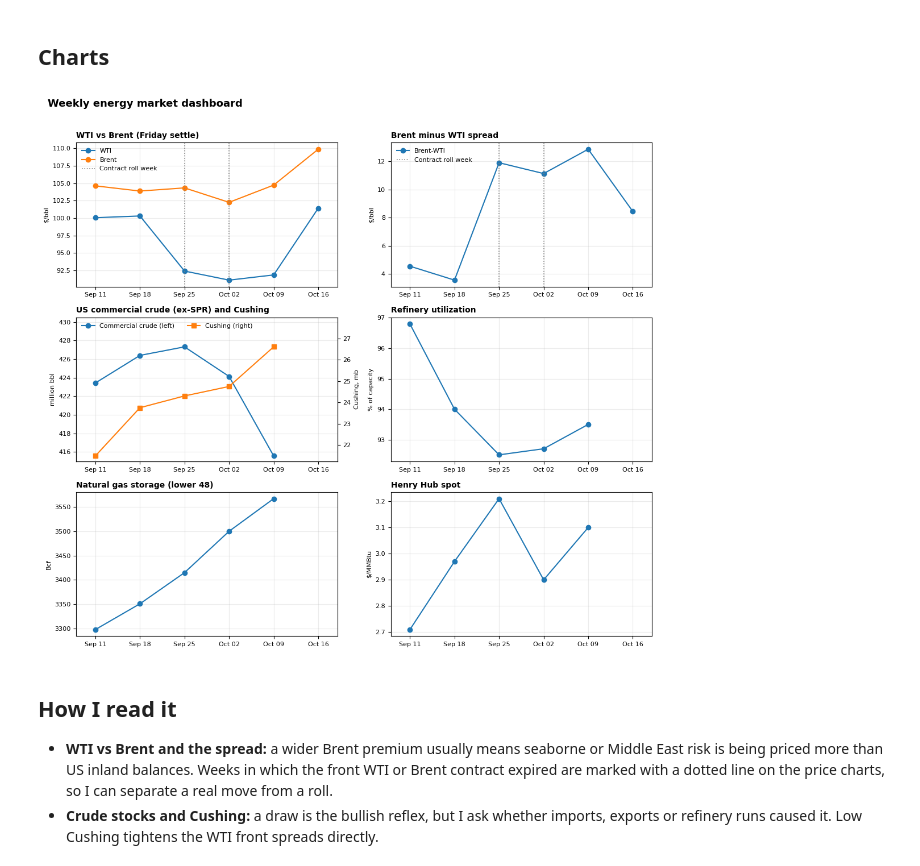
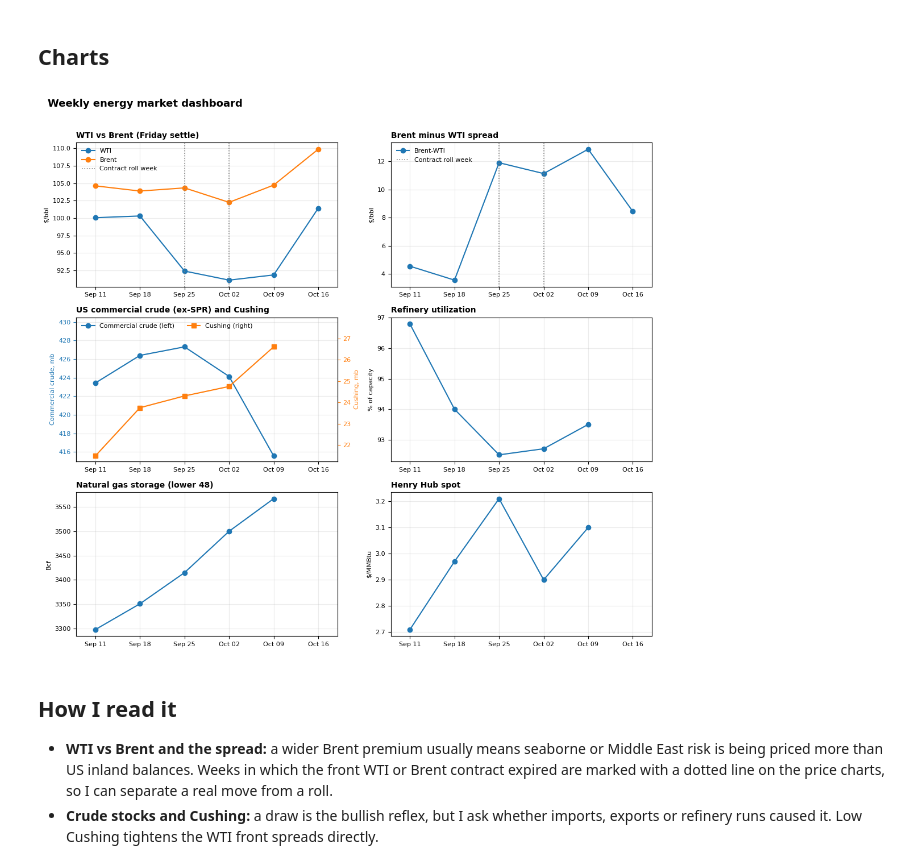
Before and after one commit to anisharsingh/weekly-energy-market-dashboard, a Jupyter notebook: dashboard.ipynb, the cells around one changed output. Saved outputs shown, nothing was run; the diff lists cells and outputs as text; code cells hidden in the pictures.

Commit message:
Chart: color-code the crude and Cushing axes

```diff
--- a/dashboard.ipynb
+++ b/dashboard.ipynb
@@ -62,34 +62,36 @@ def panel(ax, title, series, ylabel="", mark_rolls=False):
     ax.set_ylabel(ylabel, fontsize=8)
     ax.grid(alpha=0.25)
     if mark_rolls:  # dotted line in weeks where the front WTI or Brent contract expired
         for i, wk in enumerate(roll_weeks):
             ax.axvline(wk, color="grey", ls=":", lw=1.2, label="Contract roll week" if i == 0 else None)
     ax.set_xticks(df["week_ending"])
     ax.set_xlim(df["week_ending"].min() - pd.Timedelta(days=3), df["week_ending"].max() + pd.Timedelta(days=3))
     ax.xaxis.set_major_formatter(mdates.DateFormatter("%b %d"))
     ax.tick_params(labelsize=8)
     if len(series) > 1 or (mark_rolls and len(roll_weeks) > 0):
         ax.legend(fontsize=8, frameon=False)
 
 fig, axes = plt.subplots(3, 2, figsize=(11, 10))
 panel(axes[0, 0], "WTI vs Brent (Friday settle)", [("WTI", "wti_settle"), ("Brent", "brent_settle")], "$/bbl", mark_rolls=True)
 panel(axes[0, 1], "Brent minus WTI spread", [("Brent-WTI", "brent_wti_spread")], "$/bbl", mark_rolls=True)
 panel(axes[1, 0], "US commercial crude (ex-SPR) and Cushing", [("Commercial crude (left)", "crude_stocks_mb")], "million bbl")
 ax2 = axes[1, 0].twinx()
 d = df.dropna(subset=["cushing_mb"]); ax2.plot(d["week_ending"], d["cushing_mb"], marker="s", color="tab:orange", label="Cushing (right)")
 ax2.set_ylabel("Cushing, mb", fontsize=8); ax2.tick_params(labelsize=8); h1, l1 = axes[1, 0].get_legend_handles_labels(); h2, l2 = ax2.get_legend_handles_labels()
 for a in (axes[1, 0], ax2):  # headroom so the legend never covers data
     lo, hi = a.get_ylim(); a.set_ylim(lo, hi + 0.2 * (hi - lo))
 axes[1, 0].legend(h1 + h2, l1 + l2, fontsize=8, frameon=False, loc="upper left", ncol=2)
+axes[1, 0].set_ylabel("Commercial crude, mb", color="tab:blue", fontsize=8); axes[1, 0].tick_params(axis="y", colors="tab:blue", labelsize=8)
+ax2.set_ylabel("Cushing, mb", color="tab:orange", fontsize=8); ax2.tick_params(axis="y", colors="tab:orange", labelsize=8)
 panel(axes[1, 1], "Refinery utilization", [("Utilization", "refinery_util_pct")], "% of capacity")
 panel(axes[2, 0], "Natural gas storage (lower 48)", [("Working gas", "natgas_storage_bcf")], "Bcf")
 panel(axes[2, 1], "Henry Hub spot", [("Henry Hub", "henry_hub_spot")], "$/MMBtu")
 fig.suptitle("Weekly energy market dashboard", fontsize=13, fontweight="bold", x=0.02, ha="left")
 fig.tight_layout(rect=[0, 0, 1, 0.97])
 fig.savefig("docs/preview.png", dpi=150, bbox_inches="tight")
 plt.show()
 # %% [output]
-[figure, old version]
+[figure, new version]
 # %% [markdown]
 ## How I read it
 
```
Also changed, not shown: 1 other file.
